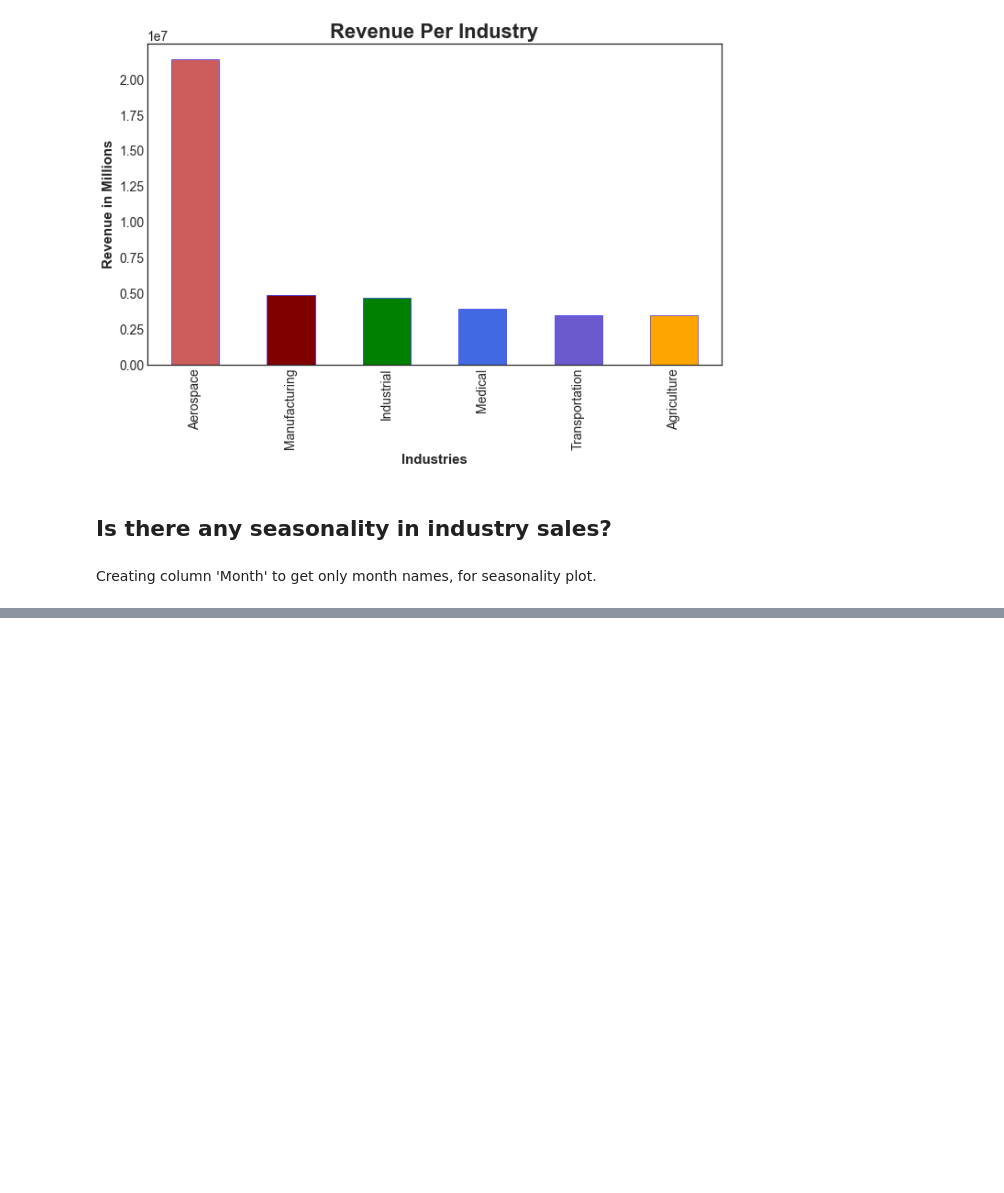
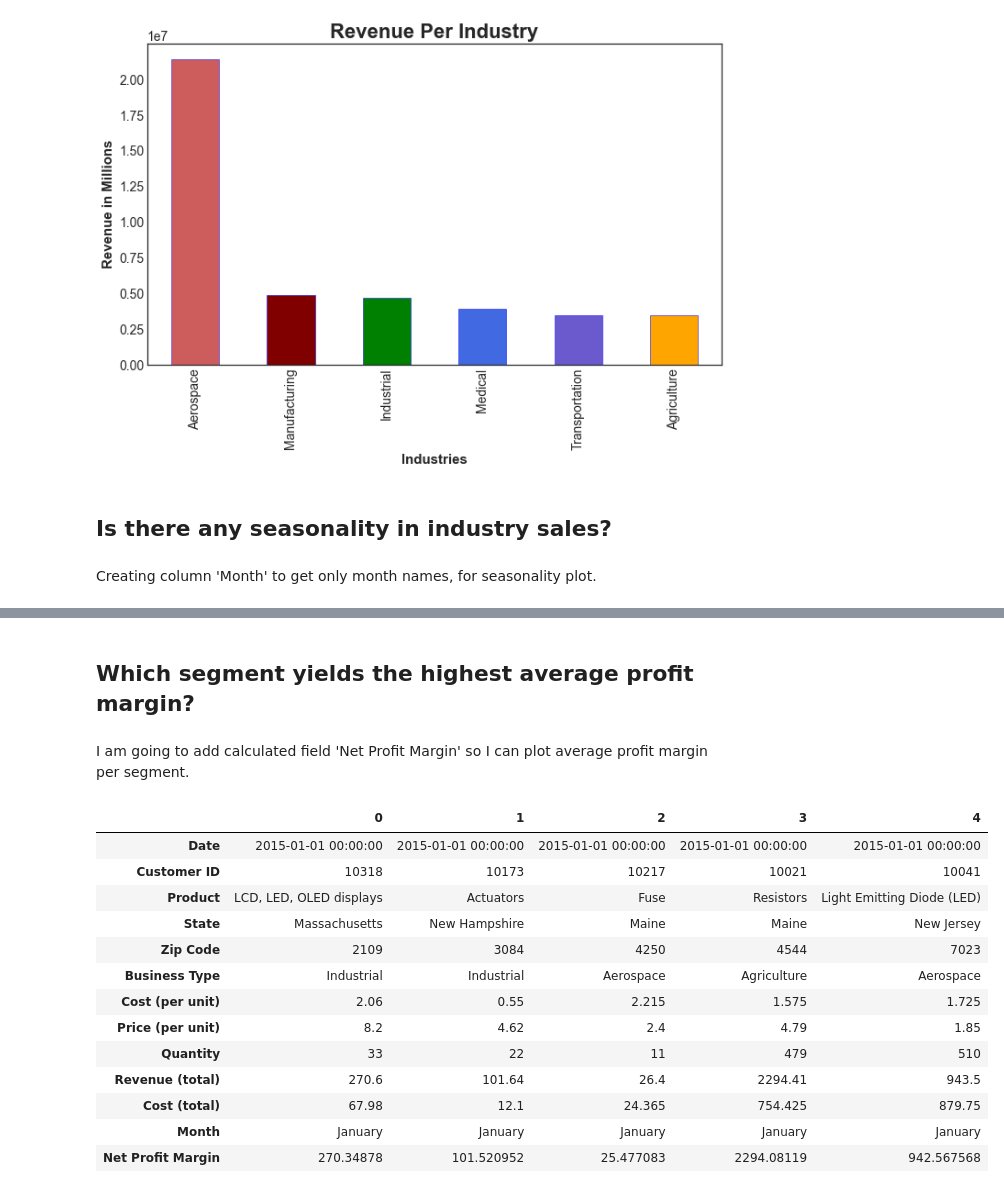
Before and after one commit to ValGRY/Data-Science-Projects, a Jupyter notebook: Techno Industries Inc/Techno Industries Inc..ipynb, the cells around one changed output, grey strips where cells are left out. Drawn from its saved outputs; the diff is of its cells as text; code cells hidden in the pictures; blank space fills up the shorter version.

```diff
--- a/Techno Industries Inc/Techno Industries Inc..ipynb
+++ b/Techno Industries Inc/Techno Industries Inc..ipynb
@@ -252,0 +277,22 @@ plt.title('Seasonality In Industries', size = 30, weight='bold');
+# %% [markdown]
+## Which segment yields the highest average profit margin?
+# %% [markdown]
+I am going to add calculated field 'Net Profit Margin' so I can plot average profit margin per segment.
+# %%
+df['Net Profit Margin'] = df['Revenue (total)'] - df['Cost (total)'] / df['Revenue (total)']
+df.head().T
+# %% [output]
+|  | 0 | 1 | 2 | 3 | 4 |
+| Date | 2015-01-01 00:00:00 | 2015-01-01 00:00:00 | 2015-01-01 00:00:00 | 2015-01-01 00:00:00 | 2015-01-01 00:00:00 |
+| Customer ID | 10318 | 10173 | 10217 | 10021 | 10041 |
+| Product | LCD, LED, OLED displays | Actuators | Fuse | Resistors | Light Emitting Diode (LED) |
+| State | Massachusetts | New Hampshire | Maine | Maine | New Jersey |
+| Zip Code | 2109 | 3084 | 4250 | 4544 | 7023 |
+| Business Type | Industrial | Industrial | Aerospace | Agriculture | Aerospace |
+| Cost (per unit) | 2.06 | 0.55 | 2.215 | 1.575 | 1.725 |
+| Price (per unit) | 8.2 | 4.62 | 2.4 | 4.79 | 1.85 |
+| Quantity | 33 | 22 | 11 | 479 | 510 |
+| Revenue (total) | 270.6 | 101.64 | 26.4 | 2294.41 | 943.5 |
+| Cost (total) | 67.98 | 12.1 | 24.365 | 754.425 | 879.75 |
+| Month | January | January | January | January | January |
+| Net Profit Margin | 270.34878 | 101.520952 | 25.477083 | 2294.08119 | 942.567568 |
```
Also changed, not shown: parts of 3 cells of this notebook.
